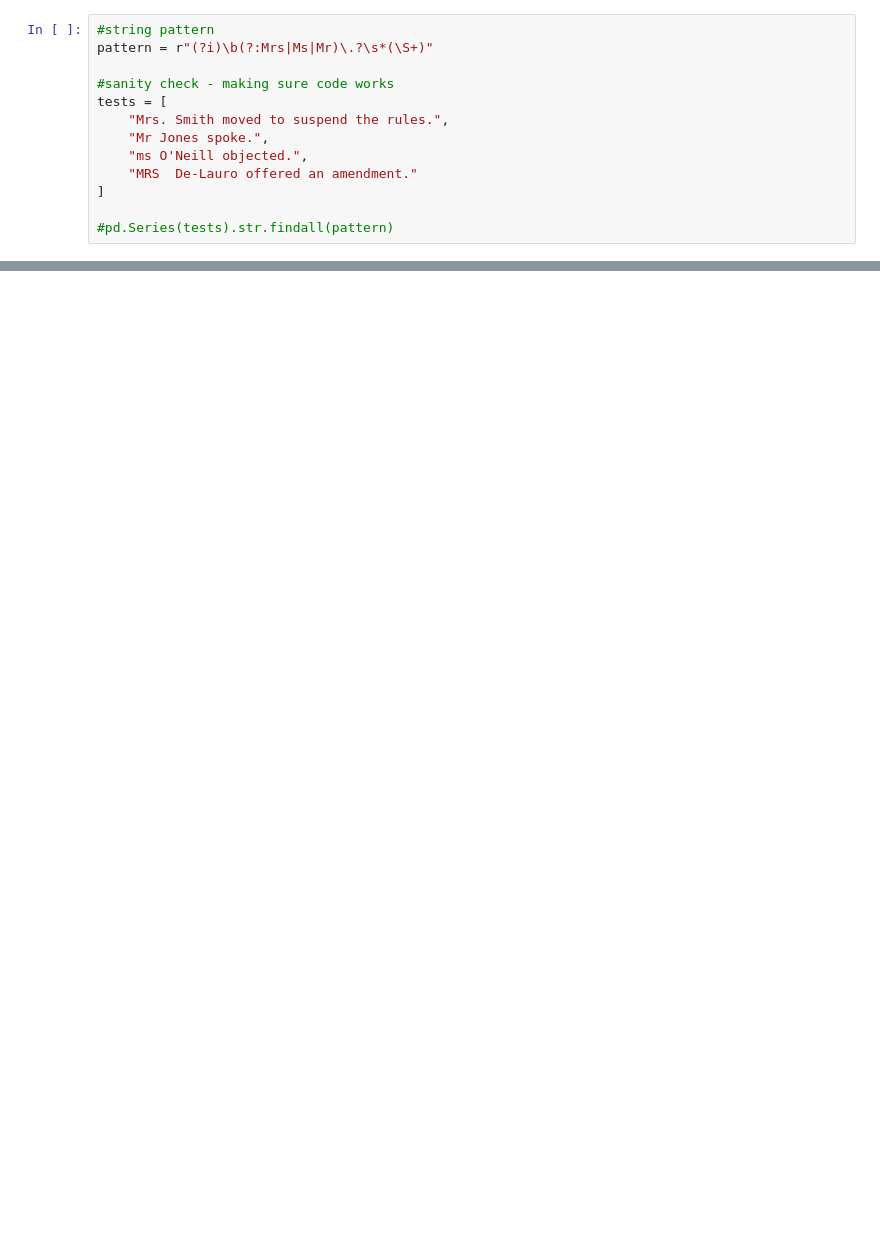
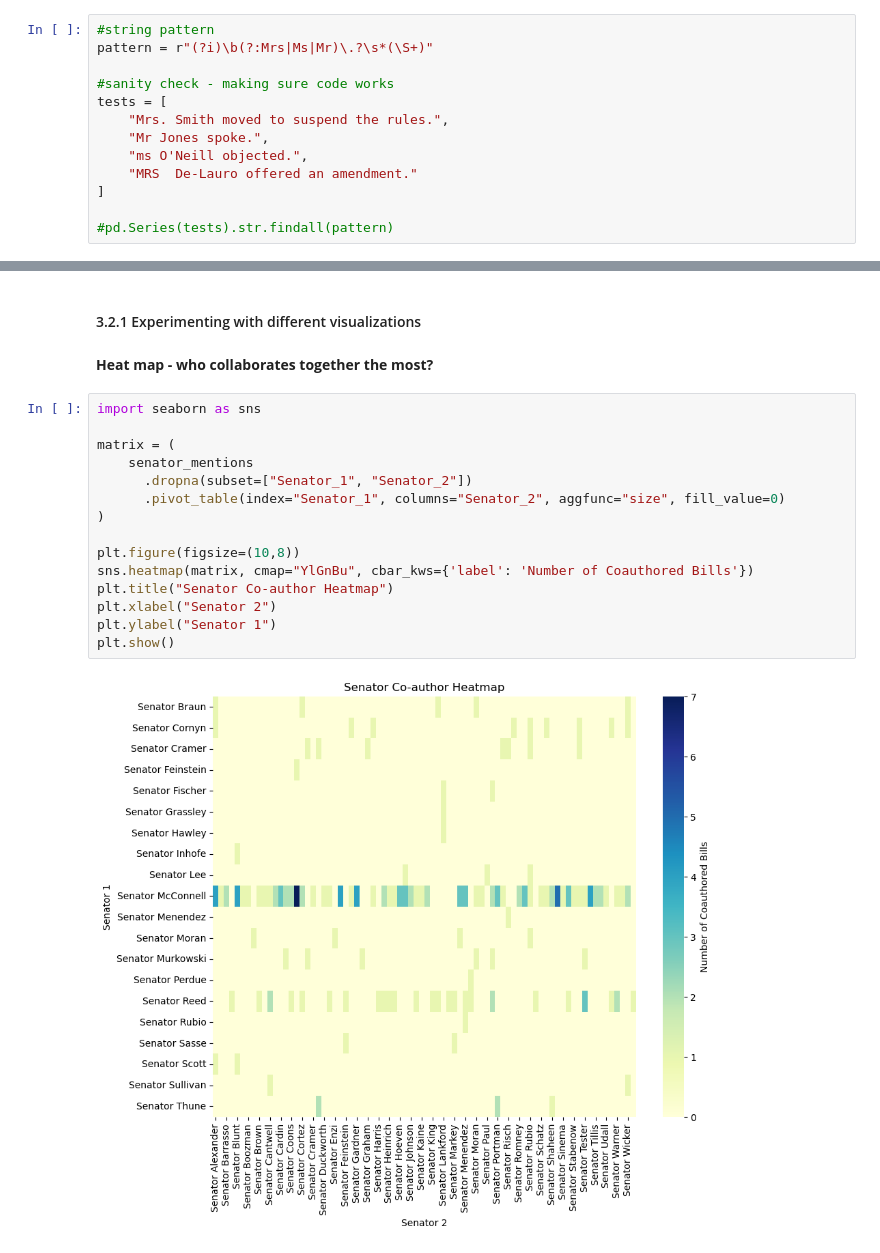
Before and after one commit to tanyajagdishemory/datasci530fall2025, a Jupyter notebook: Assignments/Assignment 4.ipynb, the cells around one changed output, grey strips where cells are left out. Cells and saved outputs as stored; diff of their text form; blank space fills up the shorter version.

```diff
--- a/Assignments/Assignment 4.ipynb
+++ b/Assignments/Assignment 4.ipynb
@@ -207,0 +394,21 @@ See the caveats in the documentation: https://pandas.pydata.org/pandas-docs/stab
+# %% [markdown]
+#### 3.2.1 Experimenting with different visualizations
+# %% [markdown]
+<b> Heat map - who collaborates together the most?
+# %%
+import seaborn as sns
+
+matrix = (
+    senator_mentions
+      .dropna(subset=["Senator_1", "Senator_2"])
+      .pivot_table(index="Senator_1", columns="Senator_2", aggfunc="size", fill_value=0)
+)
+
+plt.figure(figsize=(10,8))
+sns.heatmap(matrix, cmap="YlGnBu", cbar_kws={'label': 'Number of Coauthored Bills'})
+plt.title("Senator Co-author Heatmap")
+plt.xlabel("Senator 2")
+plt.ylabel("Senator 1")
+plt.show()
+# %% [output]
+[figure, added]
```
Also changed, not shown: parts of 26 cells of this notebook, 3 other files.
